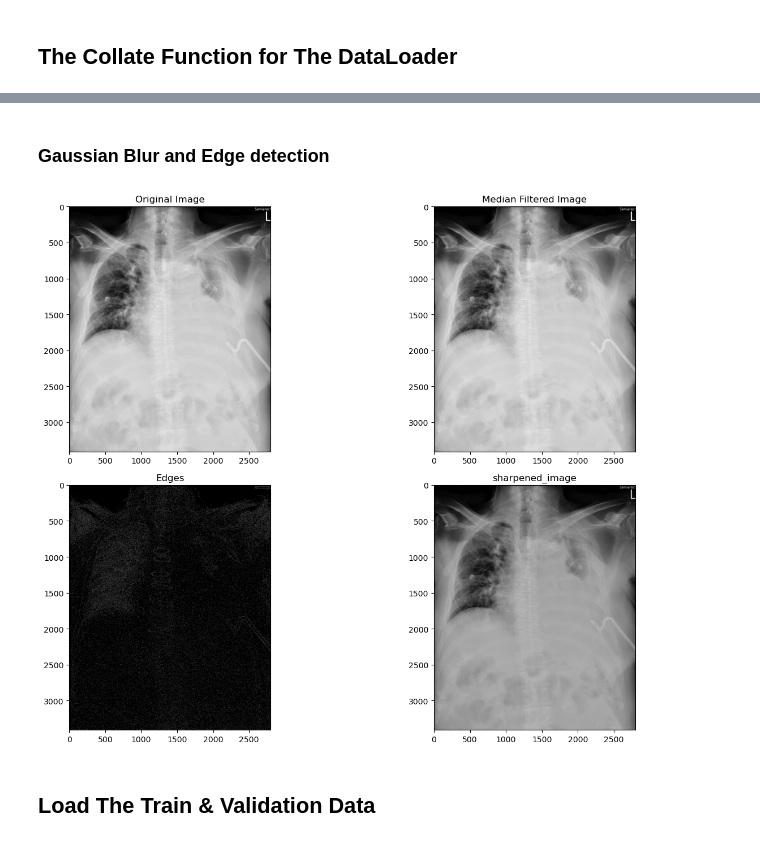
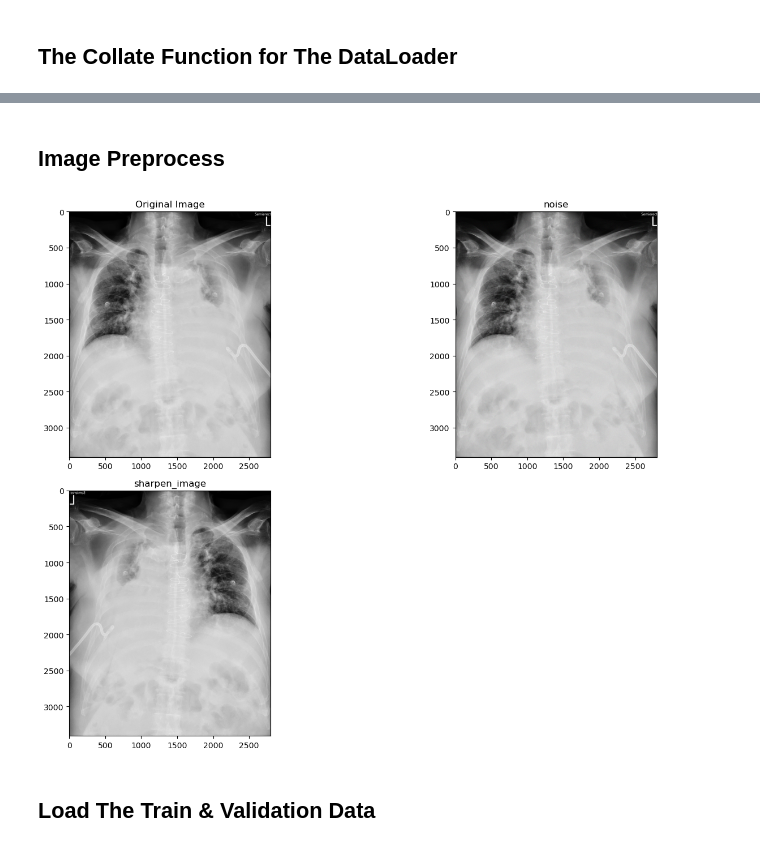
Before and after one commit to ukp66482/GAI_Final, a Jupyter notebook: CXIRG_Preprocess.ipynb, the cells around one changed output, grey strips where cells are left out. Cells and saved outputs as stored; diff of their text form; code cells hidden in the pictures.

```diff
--- a/CXIRG_Preprocess.ipynb
+++ b/CXIRG_Preprocess.ipynb
@@ -175,92 +173,69 @@ def valid_dl_collate_fn(one_batch_data: List[Dict[str, Any]]) -> Dict[str, Any]:
-# %% [markdown]
-### Gaussian Blur and Edge detection
+# %% [markdown]
+## Image Preprocess
 # %%
-def adaptive_threshold(image, max_value=255, method=cv2.ADAPTIVE_THRESH_GAUSSIAN_C,
-                       threshold_type=cv2.THRESH_BINARY, block_size=11, C=2):
-    # Apply adaptive thresholding
-    adaptive_thresh = cv2.adaptiveThreshold(image, max_value, method, threshold_type, block_size, C)
-    return adaptive_thresh
+def gaussian_noise(image, mean=0, std=10):
+    noise = np.random.normal(mean, std, image.shape)
+    noisy_image = image + noise
+    return np.clip(noisy_image, 0, 255)
 
-def sharpen_image(image):
+def sharpen(image):
     kernel = np.array([[0, -1, 0],
                        [-1, 5, -1],
                        [0, -1, 0]])
     sharpened_image = cv2.filter2D(image, -1, kernel)
     return sharpened_image
 
-def overlay_edges_on_image(original_image, edges):
-    edges_colored = cv2.cvtColor(edges, cv2.COLOR_GRAY2BGR)
-    edges_colored[np.where((edges_colored == [255, 255, 255]).all(axis=2))] = [0, 0, 0]
-    overlay = cv2.addWeighted(original_image, 0.8, edges_colored, 0.2, 0)
-    return overlay
+def horizontal_flip(image):
+    return cv2.flip(image, 1)
 
-def gaussian_blur(image, kernel_size=3):
-    blurred_image = cv2.GaussianBlur(image, (kernel_size, kernel_size), 0)
+def gaussian_blur(image, kernel_size=(5, 5), sigma=1.0):
+    blurred_image = cv2.GaussianBlur(image, kernel_size, sigma)
     return blurred_image
 
 def median_filter(image, kernel_size=1):
     return cv2.medianBlur(image, kernel_size)
 
-def edge_detection(image):
+def preprocess_xray(image_path):
+    original_image = cv2.imread(image_path)
+    sharpen_original_image = sharpen(original_image)
 
-    gray_image = cv2.cvtColor(image, cv2.COLOR_BGR2GRAY)
+    noise = gaussian_noise(original_image).astype(np.uint8)
+    noise_blur = gaussian_blur(noise)
+    sharpen_noise__blur_image = sharpen(noise_blur)
 
-    # Apply adaptive thresholding
-    adaptive_thresh = adaptive_threshold(gray_image)
+    flip = horizontal_flip(original_image)
+    sharpen_flip_image = sharpen(flip)
 
-    # Perform edge detection using the adaptive threshold image
-    edges = cv2.Canny(adaptive_thresh, threshold1=1500, threshold2=1500)
-    return edges
-
-def preprocess_xray(image_path):
-
-    original_image = cv2.imread(image_path)
-    after_median_filter = median_filter(original_image, kernel_size=3)
-    #gaussian_blurred_image = gaussian_blur(after_median_filter)
-    edges = edge_detection(after_median_filter)
-    overlay_image = overlay_edges_on_image(original_image, edges)
-    sharpened_image = sharpen_image(overlay_image)
-
-    return original_image, after_median_filter, edges, sharpened_image
+    return sharpen_original_image, sharpen_noise__blur_image, sharpen_flip_image
 
 def save_images(images, image_names, output_dir):
     for image, name in zip(images, image_names):
         cv2.imwrite(f"{output_dir}/{name}.png", image)
 
 image_path = 'CXIRG_Data/train_data/images/NLP_CHEST_012_1_1.png'
-original_image, after_median, edges, sharpened_image = preprocess_xray(image_path)
+sharpen_original_image, sharpen_noise__blur_image, sharpen_flip_image = preprocess_xray(image_path)
 
 
 plt.figure(figsize=(15, 10))
 
 plt.subplot(2, 2, 1)
 plt.title('Original Image')
-plt.imshow(cv2.cvtColor(original_image, cv2.COLOR_BGR2RGB))
+plt.imshow(cv2.cvtColor(sharpen_original_image, cv2.COLOR_BGR2RGB))
 
 plt.subplot(2, 2, 2)
-plt.title('Median Filtered Image')
-plt.imshow(cv2.cvtColor(after_median, cv2.COLOR_BGR2RGB))
-
-'''
-plt.subplot(2, 3, 3)
-plt.title('Gaussian Blurred Image')
-plt.imshow(cv2.cvtColor(gaussian_blur_image, cv2.COLOR_BGR2RGB))
-'''
+plt.title('noise')
+plt.imshow(cv2.cvtColor(sharpen_noise__blur_image, cv2.COLOR_BGR2RGB))
 
 plt.subplot(2, 2, 3)
-plt.title('Edges')
-plt.imshow(edges, cmap='gray')
+plt.title('sharpen_image')
+plt.imshow(cv2.cvtColor(sharpen_flip_image, cv2.COLOR_BGR2RGB))
 
-plt.subplot(2, 2, 4)
-plt.title('sharpened_image')
-plt.imshow(cv2.cvtColor(sharpened_image, cv2.COLOR_BGR2RGB))
-
-save_images([original_image, after_median, edges, sharpened_image], ['original_image', 'after_median', 'edges', 'sharpened_image'], 'output_images')
+save_images([sharpen_original_image, sharpen_noise__blur_image, sharpen_flip_image], ['sharpen_original_image', 'sharpen_noise__blur_image', 'sharpen_flip_image'], 'output_images')
 
 plt.tight_layout()
 plt.show()
 # %% [output]
-[figure, old version]
+[figure, new version]
 # %% [markdown]
 ## Load The Train & Validation Data
 # %%
```
Also changed, not shown: parts of 3 cells of this notebook, 10 other files.
